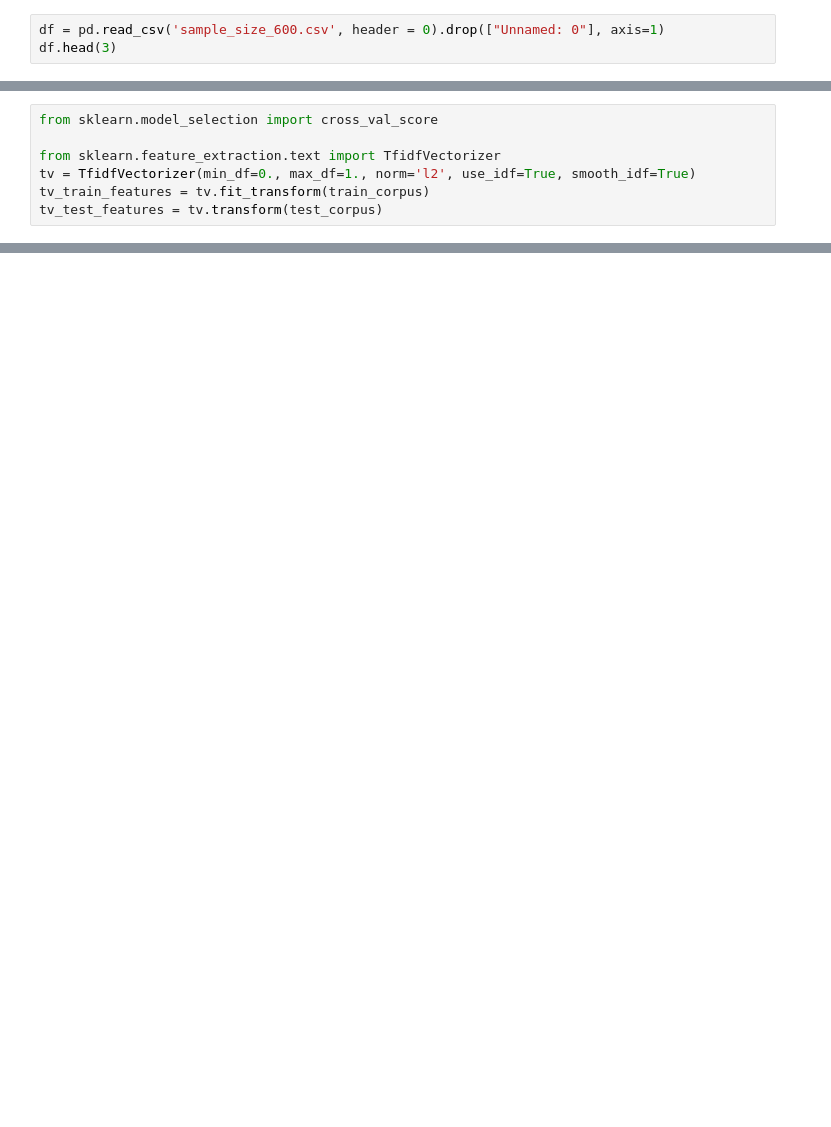
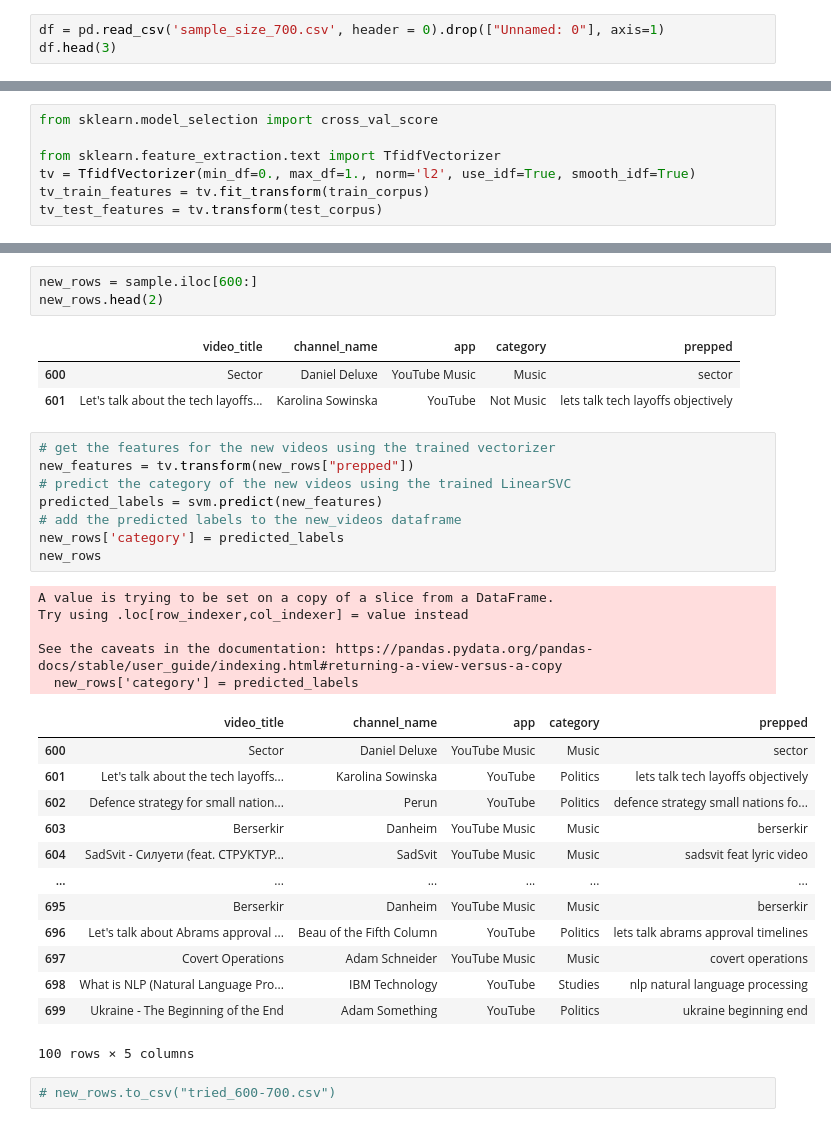
Before and after one commit to SanAntonik/yt_activity_analysis, a Jupyter notebook: classify.ipynb, the cells around one changed output, grey strips where cells are left out. Cells and saved outputs as stored; diff of their text form; blank space fills up the shorter version.

```diff
--- a/classify.ipynb
+++ b/classify.ipynb
@@ -461,7 +461,7 @@ Name: category, dtype: int64
 # %%
 # sample.to_csv("eng_only_labeled.csv")
 # %%
-df = pd.read_csv('sample_size_600.csv', header = 0).drop(["Unnamed: 0"], axis=1)
+df = pd.read_csv('sample_size_700.csv', header = 0).drop(["Unnamed: 0"], axis=1)
 df.head(3)
 # %% [output]
 |  | video_title | channel_name | app | category | prepped |
@@ -535,0 +618,36 @@ Test Accuracy: 0.8083333333333333
+# %%
+new_rows = sample.iloc[600:]
+new_rows.head(2)
+# %% [output]
+|  | video_title | channel_name | app | category | prepped |
+| 600 | Sector | Daniel Deluxe | YouTube Music | Music | sector |
+| 601 | Let's talk about the tech layoffs... | Karolina Sowinska | YouTube | Not Music | lets talk tech layoffs objectively |
+# %%
+# get the features for the new videos using the trained vectorizer
+new_features = tv.transform(new_rows["prepped"])
+# predict the category of the new videos using the trained LinearSVC
+predicted_labels = svm.predict(new_features)
+# add the predicted labels to the new_videos dataframe
+new_rows['category'] = predicted_labels
+new_rows
+# %% [output]
+A value is trying to be set on a copy of a slice from a DataFrame.
+Try using .loc[row_indexer,col_indexer] = value instead
+
+See the caveats in the documentation: https://pandas.pydata.org/pandas-docs/stable/user_guide/indexing.html#returning-a-view-versus-a-copy
+  new_rows['category'] = predicted_labels
+|  | video_title | channel_name | app | category | prepped |
+| 600 | Sector | Daniel Deluxe | YouTube Music | Music | sector |
+| 601 | Let's talk about the tech layoffs... | Karolina Sowinska | YouTube | Politics | lets talk tech layoffs objectively |
+| 602 | Defence strategy for small nation... | Perun | YouTube | Politics | defence strategy small nations fo... |
+| 603 | Berserkir | Danheim | YouTube Music | Music | berserkir |
+| 604 | SadSvit - Силуети (feat. СТРУКТУР... | SadSvit | YouTube Music | Music | sadsvit feat lyric video |
+| ... | ... | ... | ... | ... | ... |
+| 695 | Berserkir | Danheim | YouTube Music | Music | berserkir |
+| 696 | Let's talk about Abrams approval ... | Beau of the Fifth Column | YouTube | Politics | lets talk abrams approval timelines |
+| 697 | Covert Operations | Adam Schneider | YouTube Music | Music | covert operations |
+| 698 | What is NLP (Natural Language Pro... | IBM Technology | YouTube | Studies | nlp natural language processing |
+| 699 | Ukraine - The Beginning of the End | Adam Something | YouTube | Politics | ukraine beginning end |
+100 rows × 5 columns
+# %%
+# new_rows.to_csv("tried_600-700.csv")
```
Also changed, not shown: parts of 21 cells of this notebook.
